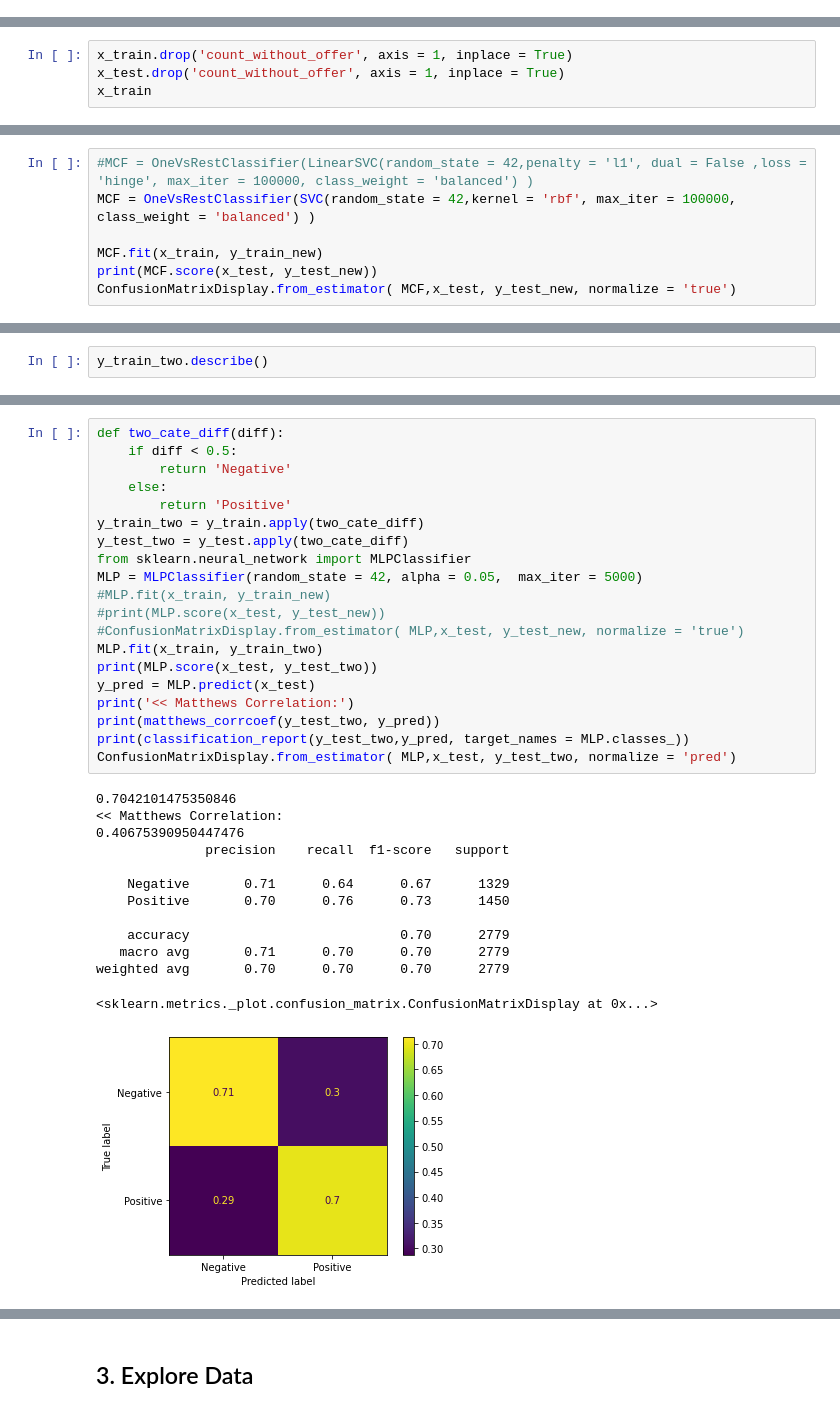
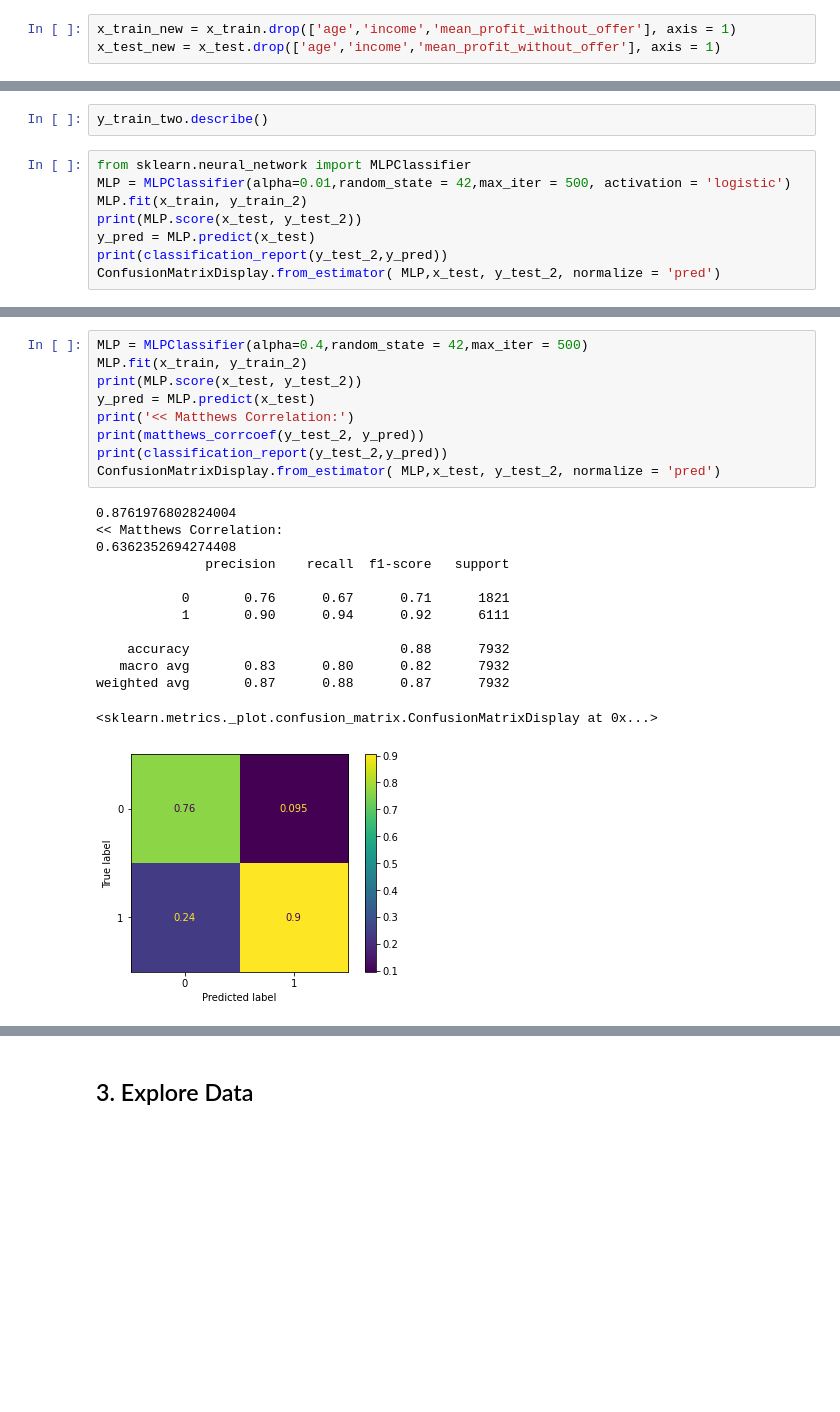
Before and after one commit to venson/starbucks, a Jupyter notebook: Starbucks_Capstone_notebook.ipynb, the cells around one changed output, grey strips where cells are left out. Cells and saved outputs as stored; diff of their text form; blank space fills up the shorter version.

```diff
--- a/Starbucks_Capstone_notebook.ipynb
+++ b/Starbucks_Capstone_notebook.ipynb
@@ -927,0 +766,3 @@ Notes:
+# %%
+x_train_new = x_train.drop(['age','income','mean_profit_without_offer'], axis = 1)
+x_test_new = x_test.drop(['age','income','mean_profit_without_offer'], axis = 1)
@@ -1223,4 +1028,0 @@ weighted avg       0.45      0.44      0.43      3033
-# %%
-x_train.drop('count_without_offer', axis = 1, inplace = True)
-x_test.drop('count_without_offer', axis = 1, inplace = True)
-x_train
@@ -1345,7 +1057,0 @@ weighted avg       0.70      0.70      0.70      2779
-# %%
-#MCF = OneVsRestClassifier(LinearSVC(random_state = 42,penalty = 'l1', dual = False ,loss = 'hinge', max_iter = 100000, class_weight = 'balanced') )
-MCF = OneVsRestClassifier(SVC(random_state = 42,kernel = 'rbf', max_iter = 100000, class_weight = 'balanced') )
-
-MCF.fit(x_train, y_train_new)
-print(MCF.score(x_test, y_test_new))
-ConfusionMatrixDisplay.from_estimator( MCF,x_test, y_test_new, normalize = 'true')
@@ -1356,2 +1058,10 @@ ConfusionMatrixDisplay.from_estimator( MCF,x_test, y_test_new, normalize = 'true
 # %%
 y_train_two.describe()
+# %%
+from sklearn.neural_network import MLPClassifier
+MLP = MLPClassifier(alpha=0.01,random_state = 42,max_iter = 500, activation = 'logistic')
+MLP.fit(x_train, y_train_2)
+print(MLP.score(x_test, y_test_2))
+y_pred = MLP.predict(x_test)
+print(classification_report(y_test_2,y_pred))
+ConfusionMatrixDisplay.from_estimator( MLP,x_test, y_test_2, normalize = 'pred')
@@ -1358,35 +1080,24 @@ y_train_two.describe()
 # %%
-def two_cate_diff(diff):
-    if diff < 0.5:
-        return 'Negative'
-    else:
-        return 'Positive'
-y_train_two = y_train.apply(two_cate_diff)
-y_test_two = y_test.apply(two_cate_diff)
-from sklearn.neural_network import MLPClassifier
-MLP = MLPClassifier(random_state = 42, alpha = 0.05,  max_iter = 5000)
-#MLP.fit(x_train, y_train_new)
-#print(MLP.score(x_test, y_test_new))
-#ConfusionMatrixDisplay.from_estimator( MLP,x_test, y_test_new, normalize = 'true')
-MLP.fit(x_train, y_train_two)
-print(MLP.score(x_test, y_test_two))
+MLP = MLPClassifier(alpha=0.4,random_state = 42,max_iter = 500)
+MLP.fit(x_train, y_train_2)
+print(MLP.score(x_test, y_test_2))
 y_pred = MLP.predict(x_test)
 print('<< Matthews Correlation:')
-print(matthews_corrcoef(y_test_two, y_pred))
-print(classification_report(y_test_two,y_pred, target_names = MLP.classes_))
-ConfusionMatrixDisplay.from_estimator( MLP,x_test, y_test_two, normalize = 'pred')
+print(matthews_corrcoef(y_test_2, y_pred))
+print(classification_report(y_test_2,y_pred))
+ConfusionMatrixDisplay.from_estimator( MLP,x_test, y_test_2, normalize = 'pred')
 # %% [output]
-0.7042101475350846
+0.8761976802824004
 << Matthews Correlation:
-0.40675390950447476
+0.6362352694274408
               precision    recall  f1-score   support
 
-    Negative       0.71      0.64      0.67      1329
-    Positive       0.70      0.76      0.73      1450
+           0       0.76      0.67      0.71      1821
+           1       0.90      0.94      0.92      6111
 
-    accuracy                           0.70      2779
-   macro avg       0.71      0.70      0.70      2779
-weighted avg       0.70      0.70      0.70      2779
+    accuracy                           0.88      7932
+   macro avg       0.83      0.80      0.82      7932
+weighted avg       0.87      0.88      0.87      7932
 <sklearn.metrics._plot.confusion_matrix.ConfusionMatrixDisplay at 0x...>
-[figure, old version]
+[figure, new version]
 # %%
```
Also changed, not shown: parts of 99 cells of this notebook.
